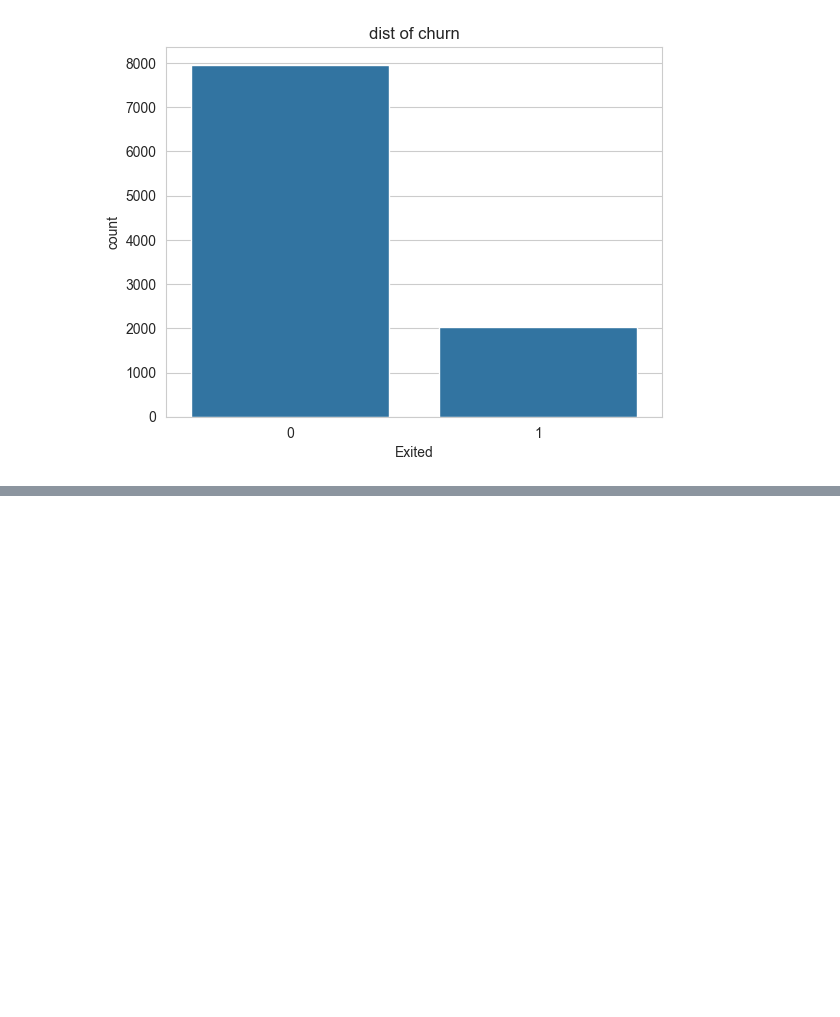
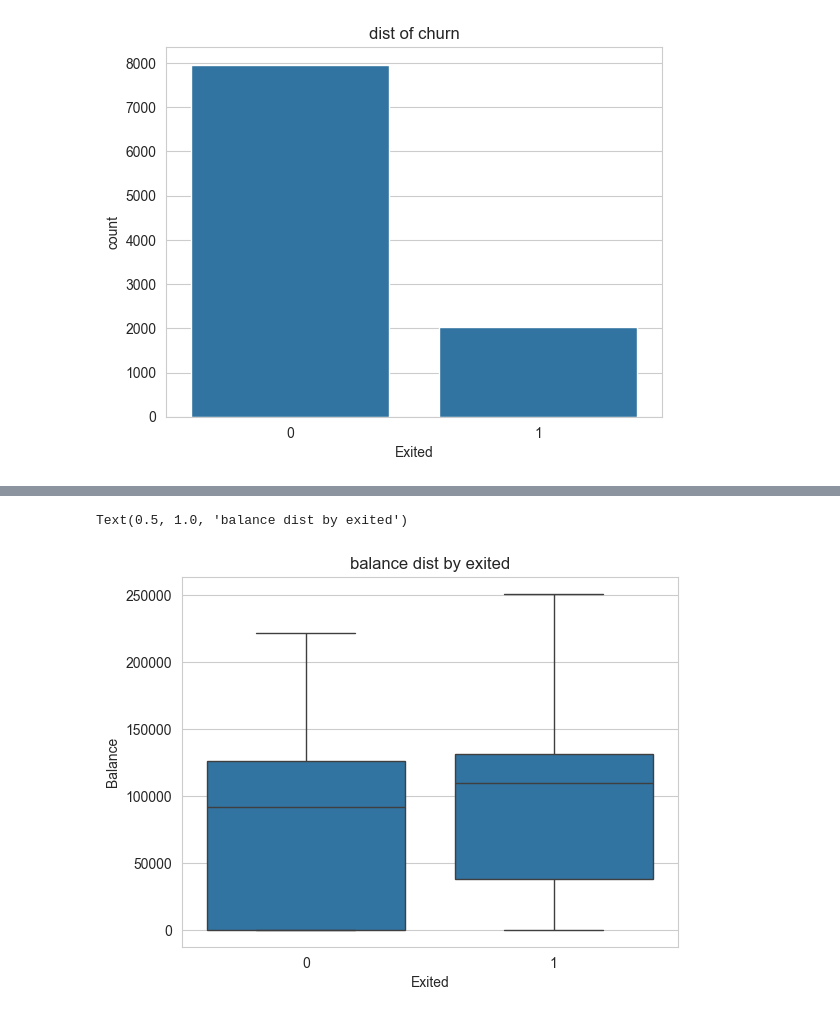
Before and after one commit to gustavogrijalba/churnproj, a Jupyter notebook: data/churn.ipynb, the cells around one changed output, grey strips where cells are left out. Cells and saved outputs as stored; diff of their text form; code cells hidden in the pictures; blank space fills up the shorter version.

```diff
--- a/data/churn.ipynb
+++ b/data/churn.ipynb
@@ -35,0 +48,6 @@ Text(0.5, 1.0, 'dist of churn')
+# %%
+sns.boxplot(data=df, x='Exited', y= 'Balance')
+plt.title('balance dist by exited')
+# %% [output]
+Text(0.5, 1.0, 'balance dist by exited')
+[figure, added]
```
Also changed, not shown: parts of 3 cells of this notebook.
